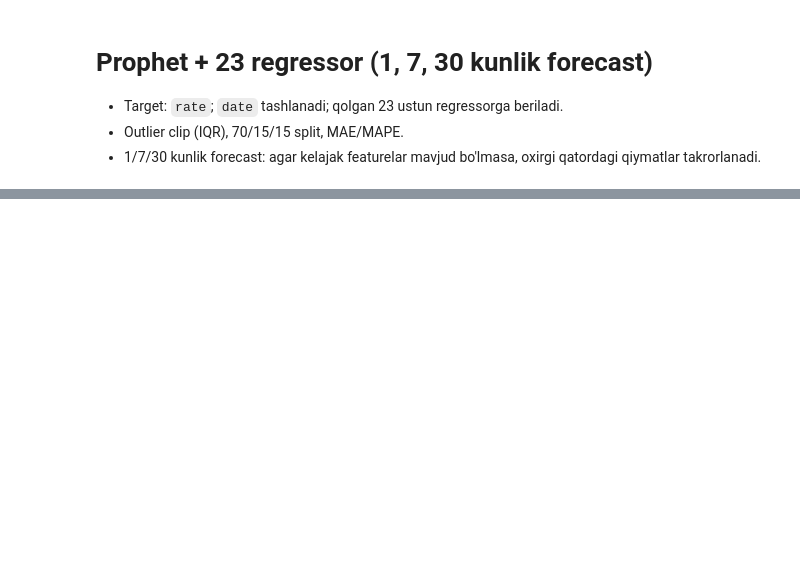
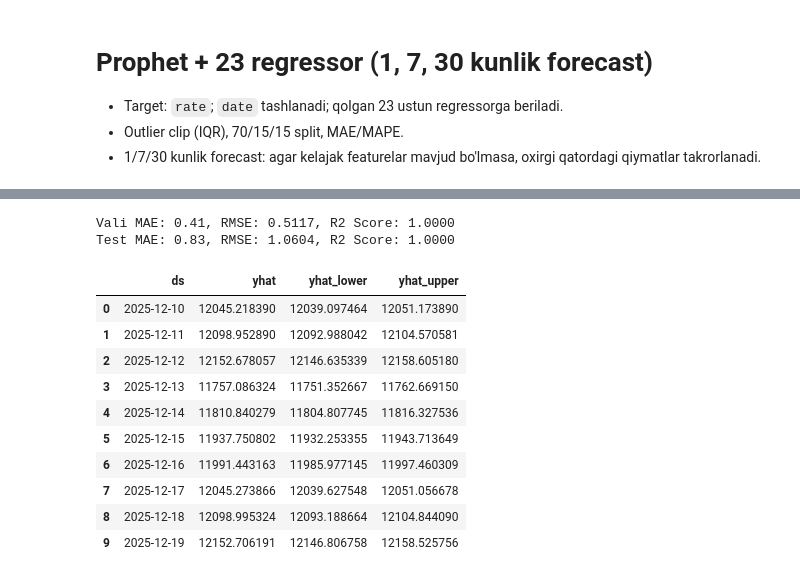
Before and after one commit to ZikrullaRaxmatov/AI_Rate_Prediction, a Jupyter notebook: prophet_model.ipynb, the cells around one changed output, grey strips where cells are left out. Cells and saved outputs as stored; diff of their text form; code cells hidden in the pictures; blank space fills up the shorter version.

```diff
--- a/prophet_model.ipynb
+++ b/prophet_model.ipynb
@@ -87,0 +66,46 @@ horizon_forecasts['h_30'].head()
+# %%
+# Val/test baholash
+val_forecast = prophet.predict(val_p)
+test_forecast = prophet.predict(test_p)
+
+val_pred = val_forecast['yhat']
+test_pred = test_forecast['yhat']
+
+mae_val = mean_absolute_error(val_p['y'], val_pred)
+rmse_val = root_mean_squared_error(val_p['y'], val_pred)
+r2_score_val = r2_score(val_p['y'], val_pred)
+
+mae_test = mean_absolute_error(test_p['y'], test_pred)
+rmse_test = root_mean_squared_error(test_p['y'], test_pred)
+r2_score_test = r2_score(test_p['y'], test_pred)
+
+print(f"Vali MAE: {mae_val:.2f}, RMSE: {rmse_val:.4f}, R2 Score: {r2_score_val:.4f}")
+print(f"Test MAE: {mae_test:.2f}, RMSE: {rmse_test:.4f}, R2 Score: {r2_score_test:.4f}")
+# %% [output]
+Vali MAE: 0.41, RMSE: 0.5117, R2 Score: 1.0000
+Test MAE: 0.83, RMSE: 1.0604, R2 Score: 1.0000
+# %%
+# 1/7/30 kunlik forecast (regressorlarni oxirgi qatordan takrorlab to'ldiramiz)
+last_feat = df[feature_cols].iloc[-1]
+horizon_forecasts = {}
+for h in horizons:
+    future_dates = pd.date_range(df['date'].max() + pd.Timedelta(days=1), periods=h, freq='D')
+    future_reg = pd.DataFrame(np.repeat([last_feat.values], h, axis=0), columns=feature_cols)
+    future_df = pd.concat([pd.DataFrame({'ds': future_dates}), future_reg], axis=1)
+    fc = prophet.predict(future_df)
+    horizon_forecasts[f'h_{h}'] = fc[['ds', 'yhat', 'yhat_lower', 'yhat_upper']]
+
+# Namuna chiqishi
+horizon_forecasts['h_30'].head(10)
+# %% [output]
+|  | ds | yhat | yhat_lower | yhat_upper |
+| 0 | 2025-12-10 | 12045.218390 | 12039.097464 | 12051.173890 |
+| 1 | 2025-12-11 | 12098.952890 | 12092.988042 | 12104.570581 |
+| 2 | 2025-12-12 | 12152.678057 | 12146.635339 | 12158.605180 |
+| 3 | 2025-12-13 | 11757.086324 | 11751.352667 | 11762.669150 |
+| 4 | 2025-12-14 | 11810.840279 | 11804.807745 | 11816.327536 |
+| 5 | 2025-12-15 | 11937.750802 | 11932.253355 | 11943.713649 |
+| 6 | 2025-12-16 | 11991.443163 | 11985.977145 | 11997.460309 |
+| 7 | 2025-12-17 | 12045.273866 | 12039.627548 | 12051.056678 |
+| 8 | 2025-12-18 | 12098.995324 | 12093.188664 | 12104.844090 |
+| 9 | 2025-12-19 | 12152.706191 | 12146.806758 | 12158.525756 |
```
Also changed, not shown: parts of 5 cells of this notebook, 1 other file.
